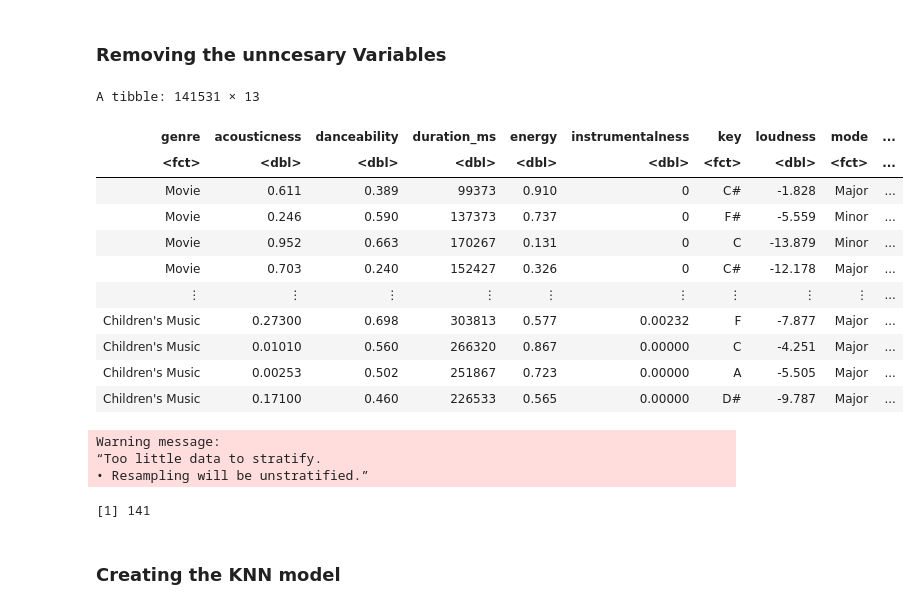
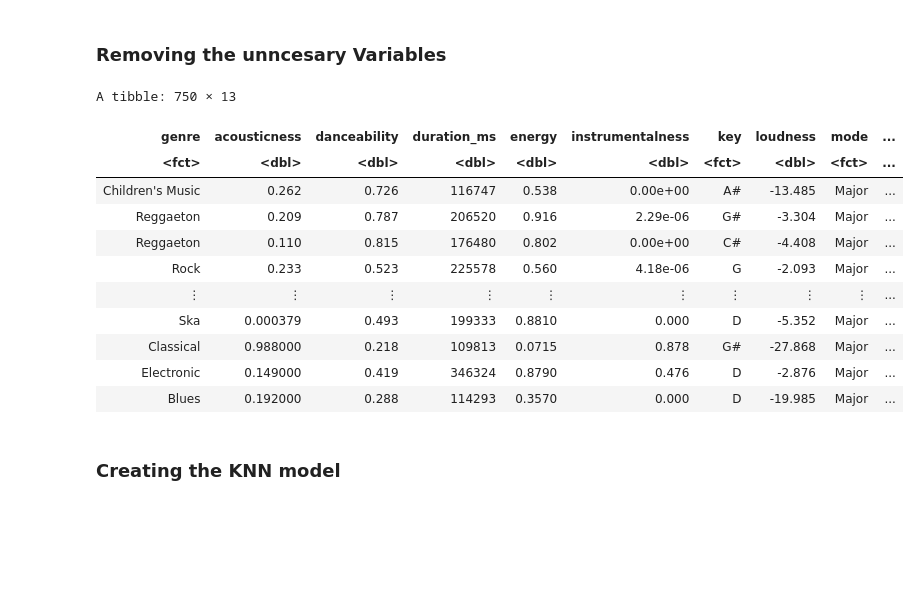
Before and after one commit to aidanmeharg/dsci-100-2022W2-group-5, a Jupyter notebook: group_5_proposal.ipynb, the cells around one changed output. Cells and saved outputs as stored; diff of their text form; code cells hidden in the pictures; blank space fills up the shorter version.

Commit message:
Corrected the tunning and got results with test set

```diff
--- a/group_5_proposal.ipynb
+++ b/group_5_proposal.ipynb
@@ -195,7 +197,8 @@ song_data <- song_data |>
 # %%
 set.seed(1738)
 # %%
-song_split <- initial_split(song_data, prop = 0.75, strata = genre)
+sample_song <- slice_sample(song_data, n=1000, replace=FALSE)
+song_split <- initial_split(sample_song, prop = 0.75, strata = genre)
 song_train <- training(song_split)
 song_test <- testing(song_split)
 # %% [output]
@@ -332,32 +333,22 @@ genre_dist_plot
 # %% [markdown]
 ### Removing the unncesary Variables
 # %%
-song_data<- song_data |>
+song_train<- song_train |>
             select(-track_id, -track_name, -artist_name, -popularity, -liveness)
-song_data
+song_train
 # %% [output]
-A tibble: 141531 × 13
+A tibble: 750 × 13
 | genre | acousticness | danceability | duration_ms | energy | instrumentalness | key | loudness | mode | ... |
 | <fct> | <dbl> | <dbl> | <dbl> | <dbl> | <dbl> | <fct> | <dbl> | <fct> | ... |
-| Movie | 0.611 | 0.389 | 99373 | 0.910 | 0 | C# | -1.828 | Major | ... |
-| Movie | 0.246 | 0.590 | 137373 | 0.737 | 0 | F# | -5.559 | Minor | ... |
-| Movie | 0.952 | 0.663 | 170267 | 0.131 | 0 | C | -13.879 | Minor | ... |
-| Movie | 0.703 | 0.240 | 152427 | 0.326 | 0 | C# | -12.178 | Major | ... |
+| Children's Music | 0.262 | 0.726 | 116747 | 0.538 | 0.00e+00 | A# | -13.485 | Major | ... |
+| Reggaeton | 0.209 | 0.787 | 206520 | 0.916 | 2.29e-06 | G# | -3.304 | Major | ... |
+| Reggaeton | 0.110 | 0.815 | 176480 | 0.802 | 0.00e+00 | C# | -4.408 | Major | ... |
+| Rock | 0.233 | 0.523 | 225578 | 0.560 | 4.18e-06 | G | -2.093 | Major | ... |
 | ⋮ | ⋮ | ⋮ | ⋮ | ⋮ | ⋮ | ⋮ | ⋮ | ⋮ | ... |
-| Children's Music | 0.27300 | 0.698 | 303813 | 0.577 | 0.00232 | F | -7.877 | Major | ... |
-| Children's Music | 0.01010 | 0.560 | 266320 | 0.867 | 0.00000 | C | -4.251 | Major | ... |
-| Children's Music | 0.00253 | 0.502 | 251867 | 0.723 | 0.00000 | A | -5.505 | Major | ... |
-| Children's Music | 0.17100 | 0.460 | 226533 | 0.565 | 0.00000 | D# | -9.787 | Major | ... |
+| Ska | 0.000379 | 0.493 | 199333 | 0.8810 | 0.000 | D | -5.352 | Major | ... |
+| Classical | 0.988000 | 0.218 | 109813 | 0.0715 | 0.878 | G# | -27.868 | Major | ... |
+| Electronic | 0.149000 | 0.419 | 346324 | 0.8790 | 0.476 | D | -2.876 | Major | ... |
+| Blues | 0.192000 | 0.288 | 114293 | 0.3570 | 0.000 | D | -19.985 | Major | ... |
-# %%
-song_split <- initial_split(song_data, prop = 0.001, strata = genre)
-song_train <- training(song_split)
-song_test <- testing(song_split)
-print(nrow(song_train))
-# %% [output]
-Warning message:
-“Too little data to stratify.
-• Resampling will be unstratified.”
-[1] 141
 # %% [markdown]
 ### Creating the KNN model
 # %%
```
Also changed, not shown: parts of 17 cells of this notebook.
